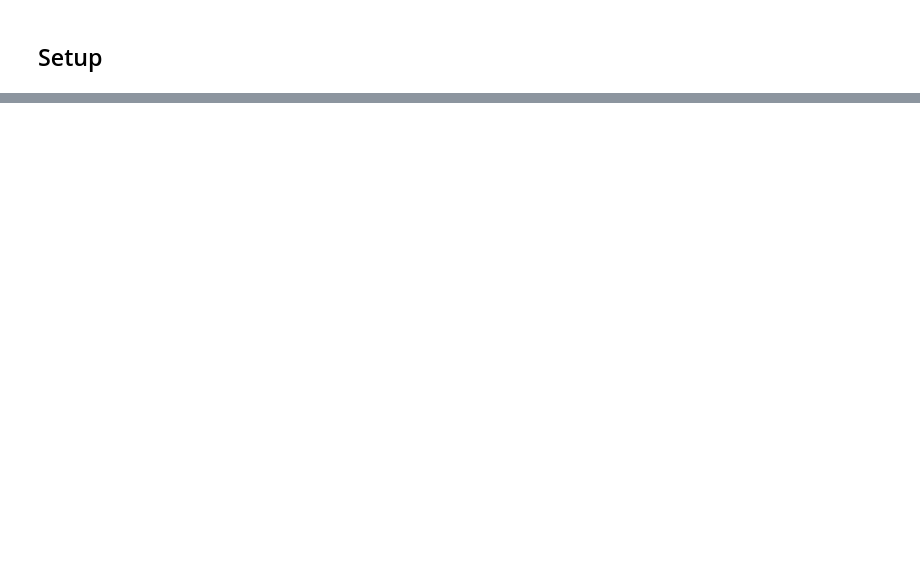
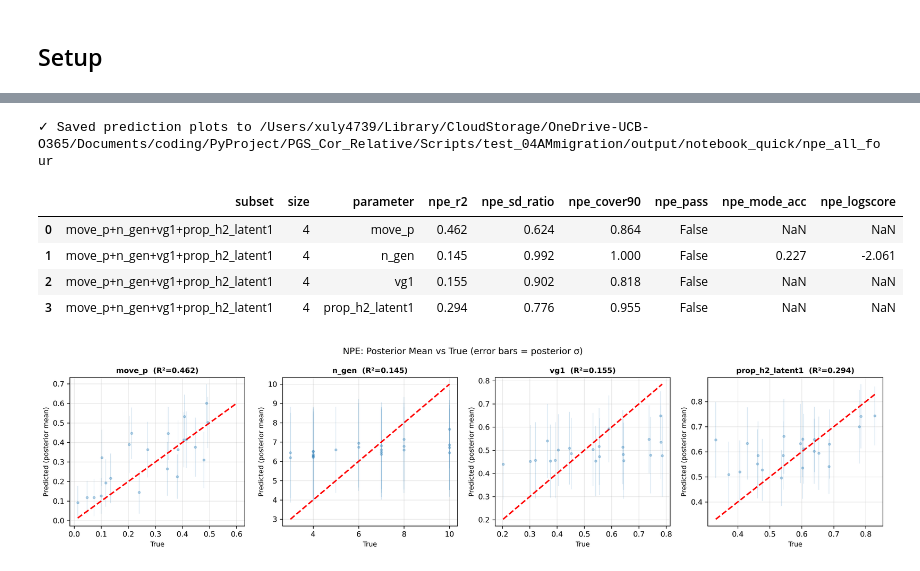
Before and after one commit to Xuanyu-Lyu/PGS_Cor_Relative, a Jupyter notebook: Scripts/test_04AMmigration/condition4_tests.ipynb, the cells around one changed output, grey strips where cells are left out. Drawn from its saved outputs; the diff is of its cells as text; code cells hidden in the pictures; blank space fills up the shorter version.

```diff
--- a/Scripts/test_04AMmigration/condition4_tests.ipynb
+++ b/Scripts/test_04AMmigration/condition4_tests.ipynb
@@ -377,0 +172,9 @@ RECOMMENDATIONS
+# %%
+design_raw = c4.simulate_design(150, QUICK / "design.csv", seed=args.seed, n_workers=args.n_workers,
+                                sim_kwargs=tid.sim_kwargs_from(args))
+design, feats = tid.load_design(QUICK / "design.csv")
+print(f"{len(design)} simulations, {len(feats)} features")
+
+ridge = tid.ridge_subsets(design, feats)
+ridge.pivot(index="subset", columns="parameter", values="ridge_r2").reindex(
+    [tid.subset_label(s) for s in tid.all_subsets()]).round(2)
@@ -377,0 +204,14 @@ RECOMMENDATIONS
+# %%
+npe_all = tid.npe_one(design, feats, tid.TARGETS, QUICK / "npe_all_four",
+                      epochs=args.epochs, seed=args.seed, n_threads=args.n_workers)
+from IPython.display import Image, display
+display(npe_all.round(3))
+display(Image(filename=str(QUICK / "npe_all_four" / "predictions_vs_true.png"), width=900))
+# %% [output]
+✓ Saved prediction plots to /Users/xuly4739/Library/CloudStorage/OneDrive-UCB-O365/Documents/coding/PyProject/PGS_Cor_Relative/Scripts/test_04AMmigration/output/notebook_quick/npe_all_four
+|  | subset | size | parameter | npe_r2 | npe_sd_ratio | npe_cover90 | npe_pass | npe_mode_acc | npe_logscore |
+| 0 | move_p+n_gen+vg1+prop_h2_latent1 | 4 | move_p | 0.462 | 0.624 | 0.864 | False | NaN | NaN |
+| 1 | move_p+n_gen+vg1+prop_h2_latent1 | 4 | n_gen | 0.145 | 0.992 | 1.000 | False | 0.227 | -2.061 |
+| 2 | move_p+n_gen+vg1+prop_h2_latent1 | 4 | vg1 | 0.155 | 0.902 | 0.818 | False | NaN | NaN |
+| 3 | move_p+n_gen+vg1+prop_h2_latent1 | 4 | prop_h2_latent1 | 0.294 | 0.776 | 0.955 | False | NaN | NaN |
+[figure, added]
```
Also changed, not shown: parts of 23 cells of this notebook, 49 other files.
